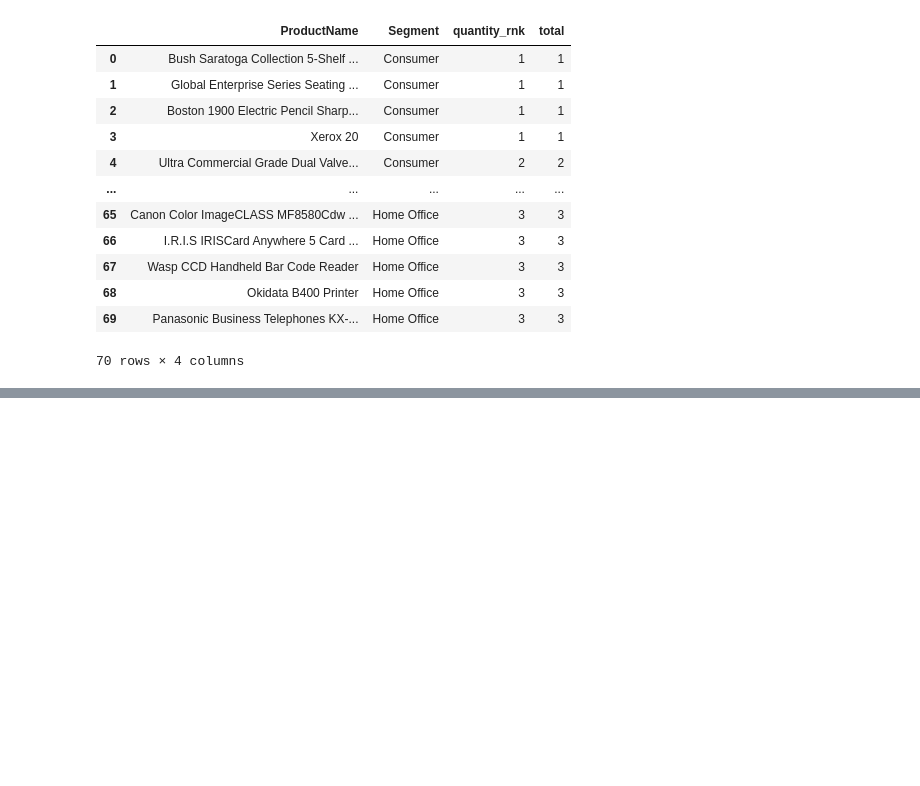
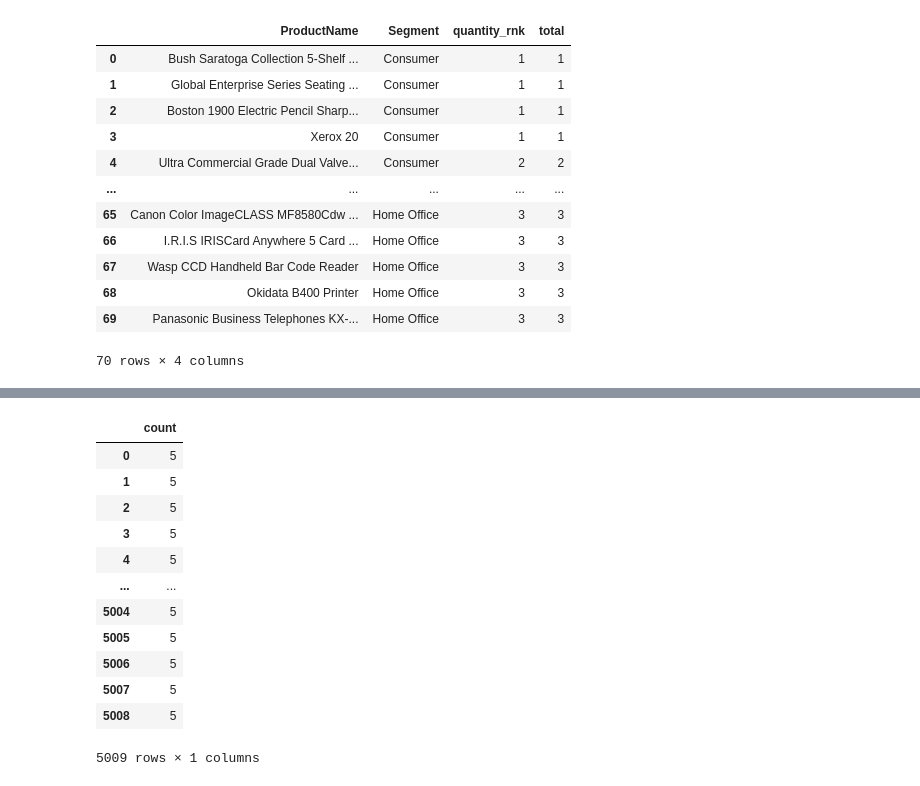
Before and after one commit to Rojhak/BI_analysis, a Jupyter notebook: bi_database.ipynb, the cells around one changed output, grey strips where cells are left out. Saved outputs shown, nothing was run; the diff lists cells and outputs as text; code cells hidden in the pictures; blank space fills up the shorter version.

Commit message:
date_changes

```diff
--- a/bi_database.ipynb
+++ b/bi_database.ipynb
@@ -406,0 +430,33 @@ conn.commit()
+# %%
+new_sql = """
+with cte as (
+    select
+        substr(OrderDate, -4) || '-' ||
+        case
+            when instr(OrderDate, '/') = 2
+            then '0' || substr(OrderDate, 1,1)
+            else substr(OrderDate,1,2)
+        end || '-' ||
+        case
+            when instr(substr(OrderDate, instr(OrderDate,'/') +1), '/') = 2
+            then '0'|| substr(OrderDate, instr(OrderDate,'/') +1,1)
+            else substr(OrderDate, instr(OrderDate,'/') +1,2)
+        end  OrderDate
+    from orders)
+select instr(OrderDate, '-') as count from cte where instr(OrderDate, '-') = 5
+"""
+pd.read_sql(new_sql,conn)
+# %% [output]
+|  | count |
+| 0 | 5 |
+| 1 | 5 |
+| 2 | 5 |
+| 3 | 5 |
+| 4 | 5 |
+| ... | ... |
+| 5004 | 5 |
+| 5005 | 5 |
+| 5006 | 5 |
+| 5007 | 5 |
+| 5008 | 5 |
+5009 rows × 1 columns
```
Also changed, not shown: parts of 6 cells of this notebook.
